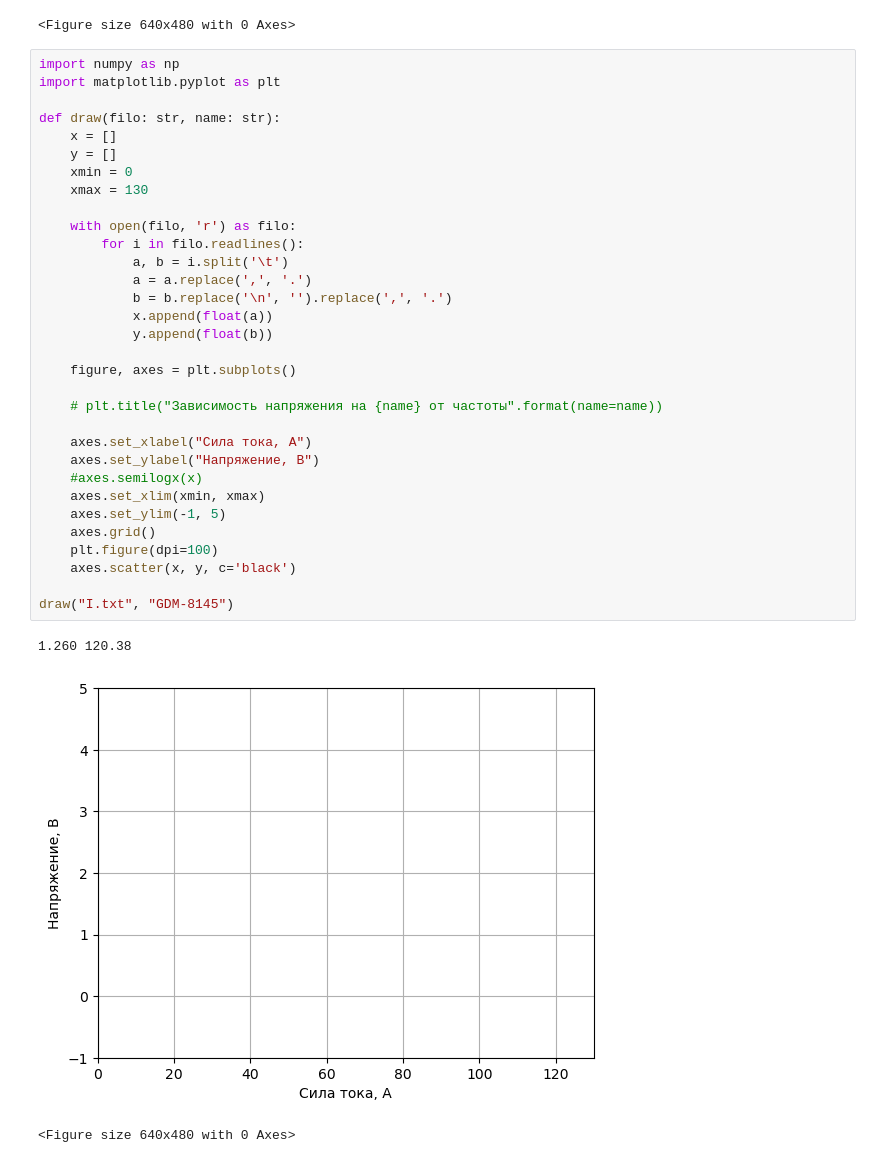
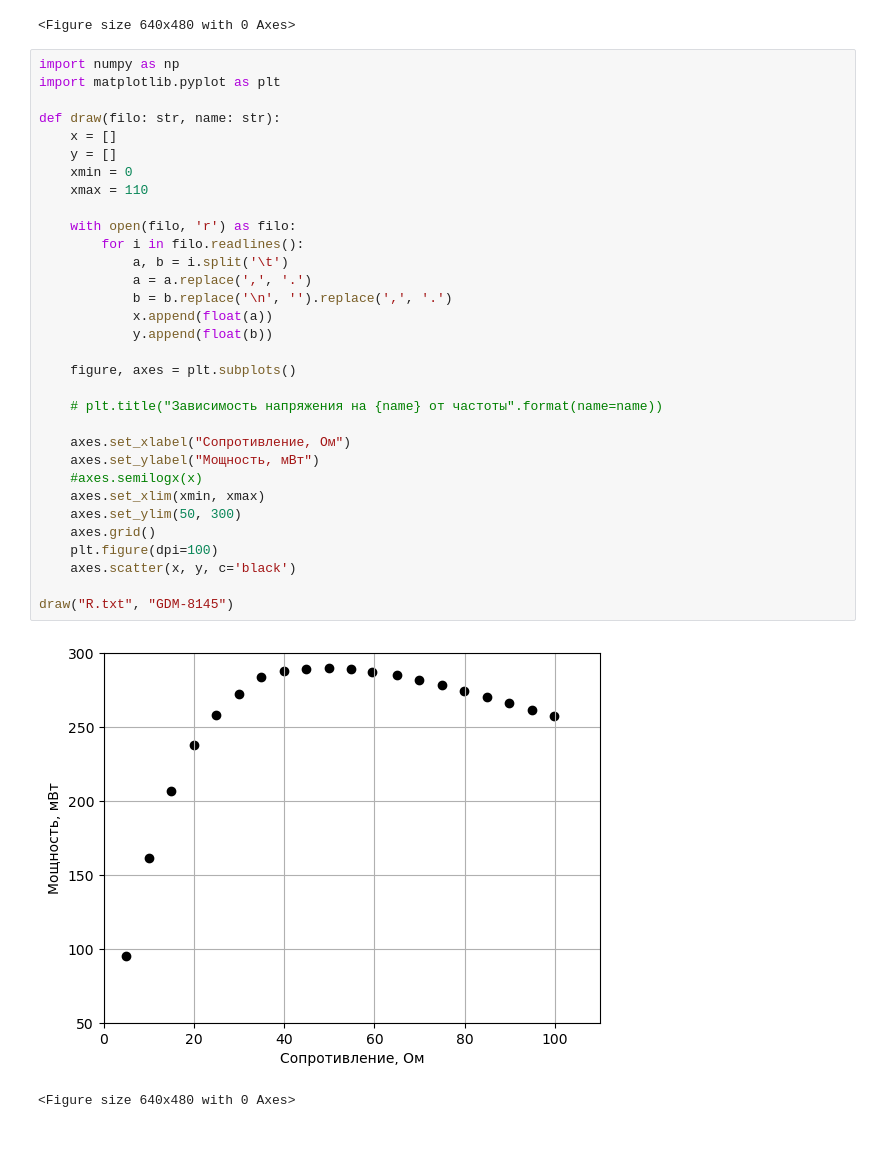
Before and after one commit to NevssZeppeli/labs_NSU, a Jupyter notebook: 2.2/py/2-2.ipynb, the cells around one changed output. Drawn from its saved outputs; the diff is of its cells as text.

```diff
--- a/2.2/py/2-2.ipynb
+++ b/2.2/py/2-2.ipynb
@@ -39,36 +39,35 @@ draw("dt.txt", "DT838")
 # %%
 import numpy as np
 import matplotlib.pyplot as plt
 
 def draw(filo: str, name: str):
     x = []
     y = []
     xmin = 0
-    xmax = 130
+    xmax = 110
 
     with open(filo, 'r') as filo:
         for i in filo.readlines():
             a, b = i.split('\t')
             a = a.replace(',', '.')
             b = b.replace('\n', '').replace(',', '.')
             x.append(float(a))
             y.append(float(b))
 
     figure, axes = plt.subplots()
 
     # plt.title("Зависимость напряжения на {name} от частоты".format(name=name))
 
-    axes.set_xlabel("Сила тока, А")
-    axes.set_ylabel("Напряжение, В")
+    axes.set_xlabel("Сопротивление, Ом")
+    axes.set_ylabel("Мощность, мВт")
     #axes.semilogx(x)
     axes.set_xlim(xmin, xmax)
-    axes.set_ylim(-1, 5)
+    axes.set_ylim(50, 300)
     axes.grid()
     plt.figure(dpi=100)
     axes.scatter(x, y, c='black')
 
-draw("I.txt", "GDM-8145")
+draw("R.txt", "GDM-8145")
 # %% [output]
+[figure, new version]
-1.260 120.38
+<Figure size 640x480 with 0 Axes>
-[figure, old version]
-<Figure size 640x480 with 0 Axes>
```
Also changed, not shown: 5 other files.
